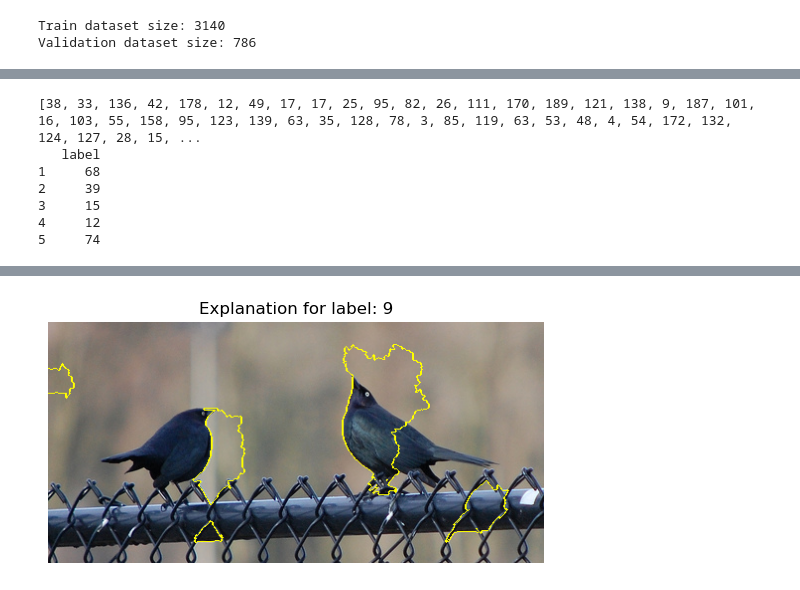
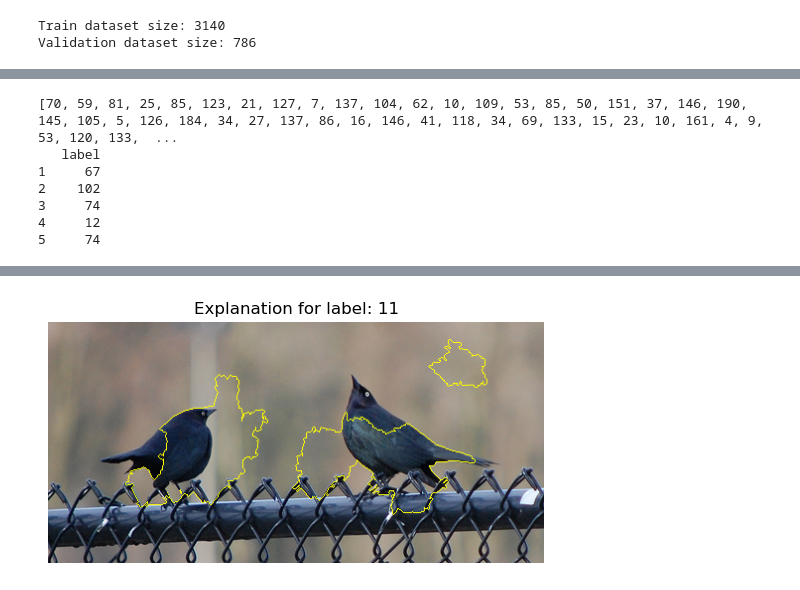
Before and after one commit to christinaperdue/AML2024-Feather-in-Focus, a Jupyter notebook: christries.ipynb, the cells around one changed output, grey strips where cells are left out. Drawn from its saved outputs; the diff is of its cells as text; code cells hidden in the pictures.

Commit message:
Final model

```diff
--- a/christries.ipynb
+++ b/christries.ipynb
@@ -115,48 +112,45 @@ class TestDataset(Dataset):
         return image, label
 # %%
 from torchvision import datasets, transforms
-from torchvision.datasets import ImageFolder
 from torch.utils.data import Dataset, DataLoader, Subset
+from sklearn.model_selection import train_test_split
+import pandas as pd
 
-# pre-process the data
-# Define a transformation pipeline with resizing
+# Define the transformation pipeline
 transform = transforms.Compose([
     transforms.Resize((320, 320)),  # Resize to slightly larger
-    transforms.CenterCrop(299),    # Crop to 299x299
-    transforms.RandomHorizontalFlip(p=0.5),      # Randomly flip images horizontally with a 50% probability
-    transforms.RandomRotation(degrees=15),       # Randomly rotate images within 15 degrees
-    transforms.ColorJitter(brightness=0.2, contrast=0.2, saturation=0.2, hue=0.1),  # Randomly adjust brightness, contrast, saturation, and hue
-    transforms.ToTensor(),         # Convert to tensor
-    transforms.Normalize(mean=[0.485, 0.456, 0.406], std=[0.229, 0.224, 0.225])
+    transforms.CenterCrop(299),     # Crop to 299x299
+    transforms.RandomHorizontalFlip(p=0.5),      # Randomly flip images horizontally
+    transforms.RandomRotation(degrees=15),        # Randomly rotate images
+    transforms.ColorJitter(brightness=0.2, contrast=0.2, saturation=0.2, hue=0.1),  # Random adjustments
+    transforms.ToTensor(),          # Convert to tensor
+    transforms.Normalize(mean=[0.485, 0.456, 0.406], std=[0.229, 0.224, 0.225])  # Normalize
 ])
 
 batch_size = 32
 learning_rate = 0.0001
-num_epochs = 10
-
-# Try validation / train split
-from sklearn.model_selection import train_test_split
+num_epochs = 15
 
 # Instantiate the dataset
 train_dataset = CustomDataset(csv_file=train_csv_path, transform=transform)
 test_dataset = TestDataset(csv_file=test_csv_path, transform=transform)
 
-# Get all indices
+# Get all indices and labels from the training dataset
 train_dataset_size = len(train_dataset)
 indices = list(range(train_dataset_size))
+labels = [train_dataset[i][1] for i in indices]  # Assuming the dataset returns (image, label) tuples
 
-# Split into train, validation, and test indices
-train_indices, val_indices = train_test_split(indices, test_size=0.2, random_state=42)
+# Stratified split based on the labels
+train_indices, val_indices = train_test_split(indices, test_size=0.2, stratify=labels, random_state=42)
 
 # Create Subsets
 train_subset = Subset(train_dataset, train_indices)
 val_subset = Subset(train_dataset, val_indices)
 
 # Create DataLoaders
-batch_size = 32
 train_dataloader = DataLoader(train_subset, batch_size=batch_size, shuffle=True)
 val_dataloader = DataLoader(val_subset, batch_size=batch_size, shuffle=False)
-test_dataloader = DataLoader(test_dataset, batch_size=1, shuffle=False) # set batch size to 1 so that we check all 4000 images
+test_dataloader = DataLoader(test_dataset, batch_size=1, shuffle=False)  # Batch size of 1 for test dataset
 
 # Check sizes
 print(f"Train dataset size: {len(train_subset)}")
@@ -481,11 +497,11 @@ df2.index += 1  # Shift the index to start at 1
 df2.to_csv("predictions.csv", index=True, index_label='id')
 print(df2.head())
 # %% [output]
-[38, 33, 136, 42, 178, 12, 49, 17, 17, 25, 95, 82, 26, 111, 170, 189, 121, 138, 9, 187, 101, 16, 103, 55, 158, 95, 123, 139, 63, 35, 128, 78, 3, 85, 119, 63, 53, 48, 4, 54, 172, 132, 124, 127, 28, 15, ...
+[70, 59, 81, 25, 85, 123, 21, 127, 7, 137, 104, 62, 10, 109, 53, 85, 50, 151, 37, 146, 190, 145, 105, 5, 126, 184, 34, 27, 137, 86, 16, 146, 41, 118, 34, 69, 133, 15, 23, 10, 161, 4, 9, 53, 120, 133,  ...
    label
-1     68
-2     39
-3     15
+1     67
+2    102
+3     74
 4     12
 5     74
 # %%
@@ -504,7 +520,7 @@ from skimage.segmentation import mark_boundaries
 # model.load_state_dict(torch.load('christinaperdue_net.pth', map_location=torch.device('cpu')))
 
 model = models.inception_v3(pretrained=False)
-model.load_state_dict(torch.load('christinaperdue_colab_inception_v3_transformations_net.pth', map_location=torch.device('cpu')))
+model.load_state_dict(torch.load('christinaperdue_net.pth', map_location=torch.device('cpu')))
 model.eval()  # Set the model to evaluation mode
 
 # Step 2: Define the image preprocessing pipeline
@@ -590 +596 @@ Intel MKL WARNING: Support of Intel(R) Streaming SIMD Extensions 4.2 (Intel(R) S
-[figure, old version]
+[figure, new version]
```
Also changed, not shown: parts of 11 cells of this notebook, 2 other files.
